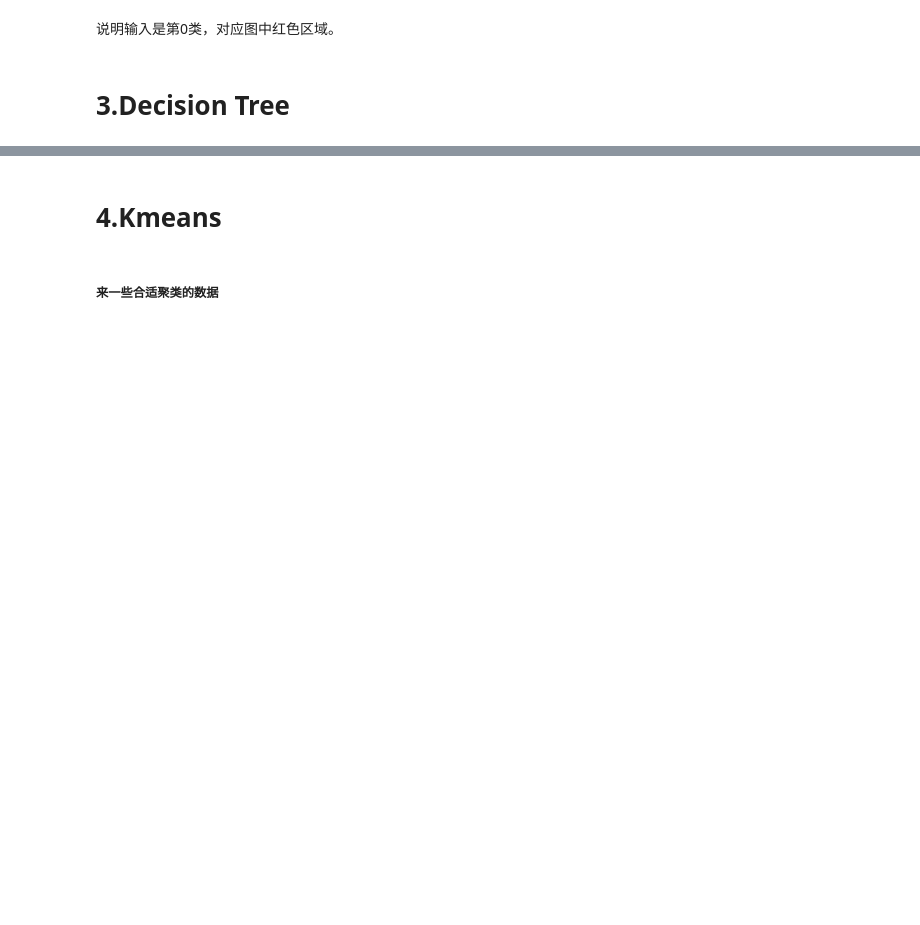
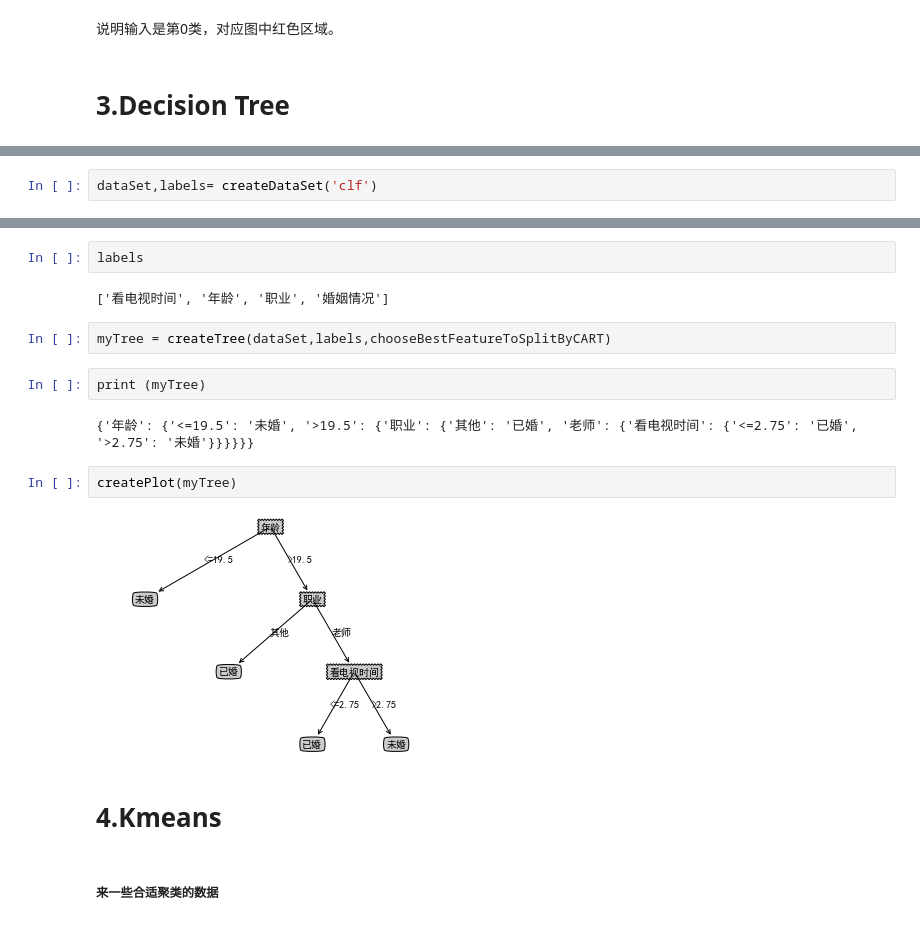
Before and after one commit to Tianchen627/KKB, a Jupyter notebook: lesson3/Assignment.ipynb, the cells around one changed output, grey strips where cells are left out. Cells and saved outputs as stored; diff of their text form; blank space fills up the shorter version.

```diff
--- a/lesson3/Assignment.ipynb
+++ b/lesson3/Assignment.ipynb
@@ -259,0 +622,2 @@ def entropy(elements):
+# %%
+dataSet,labels= createDataSet('clf')
@@ -260,3 +634,17 @@ def entropy(elements):
+# %%
+labels
+# %% [output]
+['看电视时间', '年龄', '职业', '婚姻情况']
+# %%
+myTree = createTree(dataSet,labels,chooseBestFeatureToSplitByCART)
+# %%
+print (myTree)
+# %% [output]
+{'年龄': {'<=19.5': '未婚', '>19.5': {'职业': {'其他': '已婚', '老师': {'看电视时间': {'<=2.75': '已婚', '>2.75': '未婚'}}}}}}
+# %%
+createPlot(myTree)
+# %% [output]
+[figure, added]
 # %% [markdown]
 # 4.Kmeans
 # %% [markdown]
```
Also changed, not shown: parts of 44 cells of this notebook.
